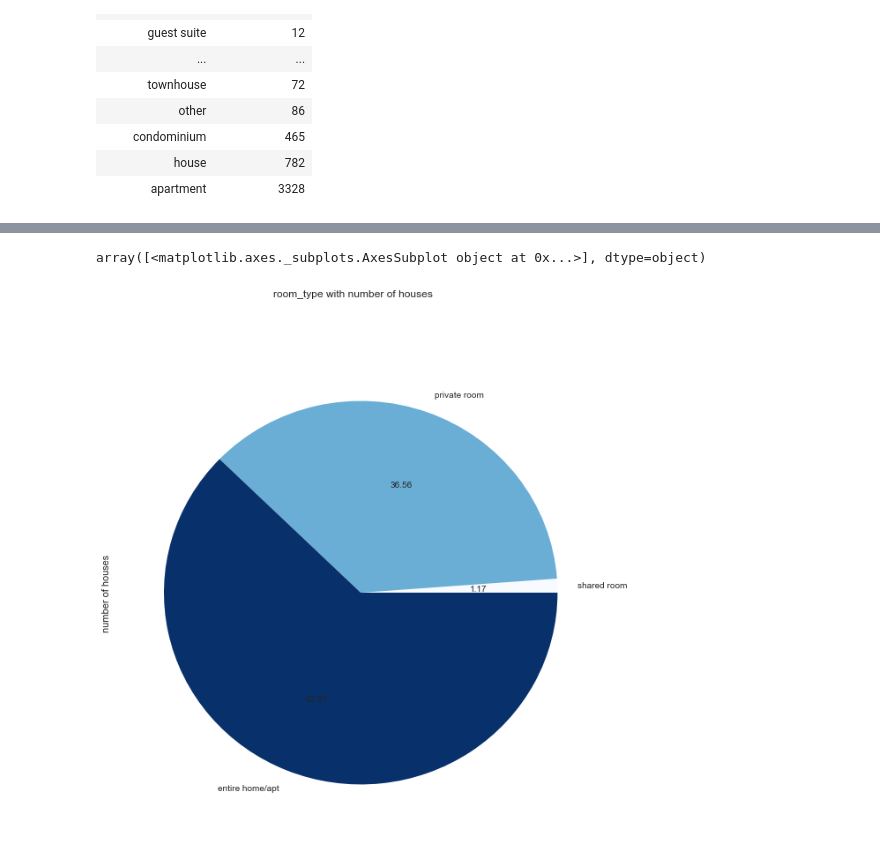
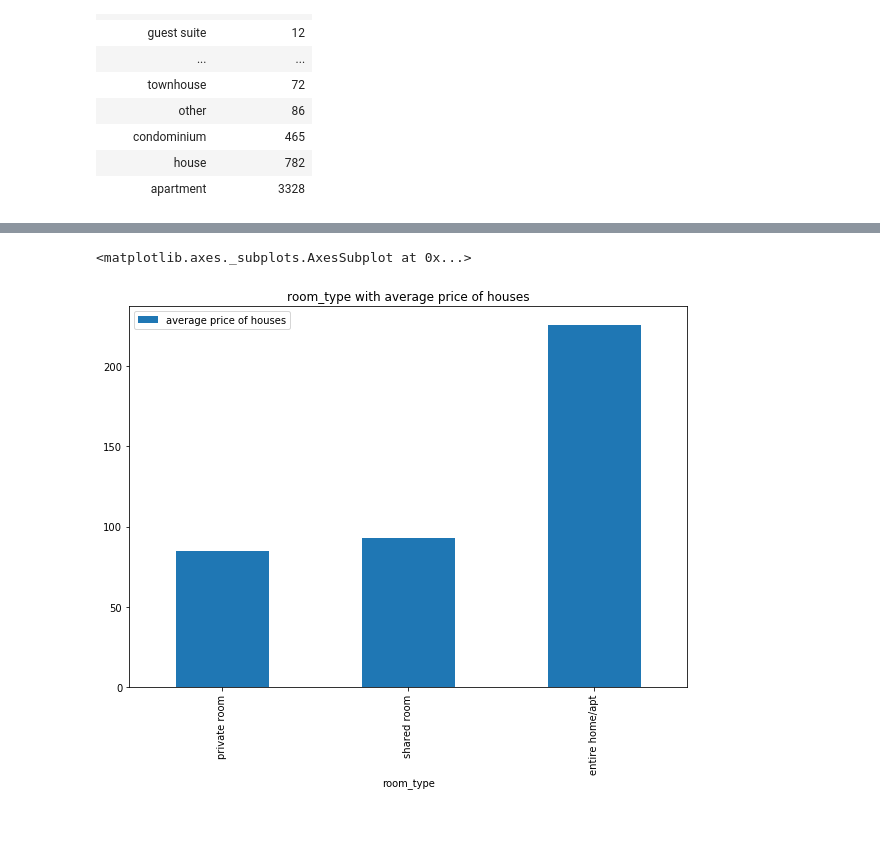
Before and after one commit to kzhang49/Hainan-Chicken, a Jupyter notebook: Airbnb_database.ipynb, the cells around one changed output, grey strips where cells are left out. Drawn from its saved outputs; the diff is of its cells as text; code cells hidden in the pictures; blank space fills up the shorter version.

```diff
--- a/Airbnb_database.ipynb
+++ b/Airbnb_database.ipynb
@@ -436,15 +435,12 @@ dataframe['number of houses'].plot.pie(labels = dataframe['property_type'], titl
 # %%
 c.execute('''
-SELECT room_type, Count(id) as c
+SELECT room_type, AVG(price) as average_price
 FROM listings
 GROUP BY room_type
-ORDER BY c
+ORDER BY average_price
         ''')
-dataframe = pd.DataFrame(data = c.fetchall(), columns = ['room_type', 'number of houses'])
-dataframe
-dataframe['number of houses'].plot.pie(labels = dataframe['room_type'],subplots=True,
-                   title='room_type with number of houses', figsize=(10,10),
-                                       colormap = 'Blues', autopct = '%.2f', )
+dataframe = pd.DataFrame(data = c.fetchall(), columns = ['room_type', 'average price of houses'])
+dataframe.plot.bar(x='room_type', title='room_type with average price of houses', figsize=(10,7))
 # %% [output]
-array([<matplotlib.axes._subplots.AxesSubplot object at 0x...>], dtype=object)
+<matplotlib.axes._subplots.AxesSubplot at 0x...>
-[figure, old version]
+[figure, new version]
```
Also changed, not shown: parts of 16 cells of this notebook.
